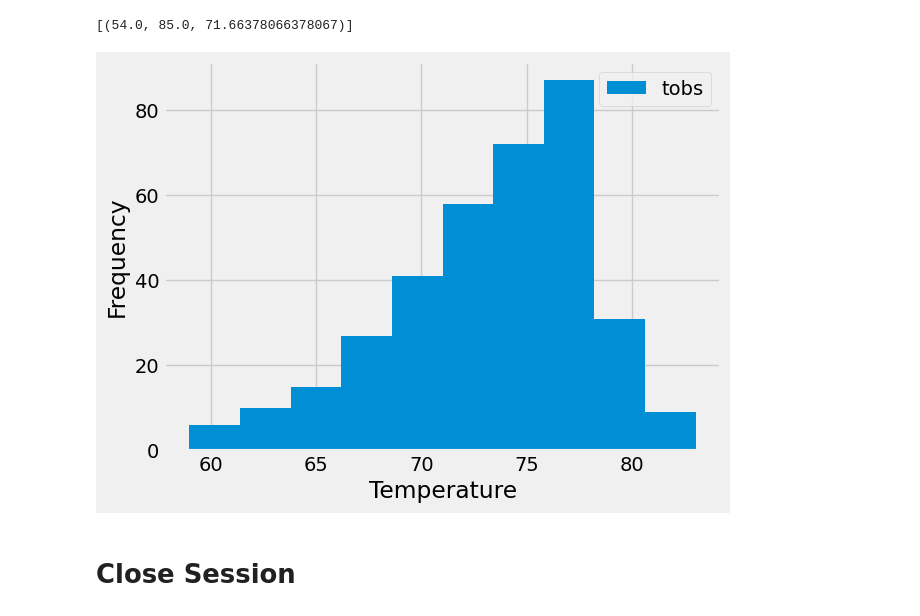
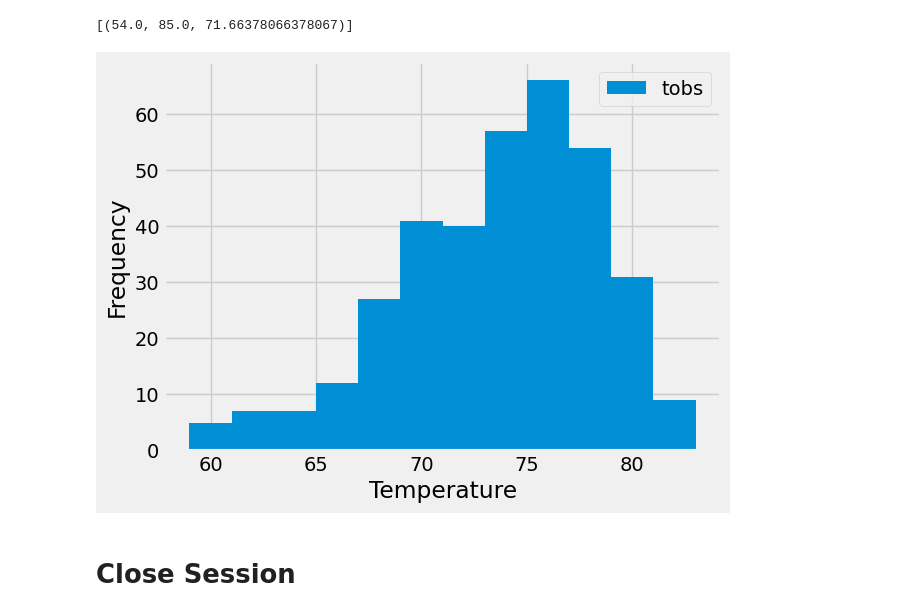
Before and after one commit to skhatri1193/sqlalchemy-challenge, a Jupyter notebook: SurfsUp/climate_starter.ipynb, the cells around one changed output. Drawn from its saved outputs; the diff is of its cells as text; code cells hidden in the pictures.

```diff
--- a/SurfsUp/climate_starter.ipynb
+++ b/SurfsUp/climate_starter.ipynb
@@ -17,7 +18,8 @@ from sqlalchemy.orm import Session
 from sqlalchemy import create_engine, func, desc
 # %%
 # create engine to hawaii.sqlite
-engine = create_engine("sqlite:///Resources/hawaii.sqlite")
+database_path = Path("C:/Users/Shari/Desktop/Data Science Course/Challenges/sqlalchemy-challenge/Resources/hawaii.sqlite")
+engine = create_engine(f"sqlite:///{database_path}")
 # %%
 # reflect an existing database into a new model
 Base = automap_base()
@@ -137,24 +139,24 @@ session.query(func.min(measurement.tobs),func.max(measurement.tobs),func.avg(mea
 # %%
 # Using the most active station id
 # Query the last 12 months of temperature observation data for this station and plot the results as a histogram
 
 # Find most recent date for most active station
 station_recent_date = session.query(func.max(measurement.date)).filter(measurement.station == 'USC00519281').scalar()
 station_recent_date
 #Create a filter date for last 12 months
 filter_date = dt.datetime(2017,8,18) - dt.timedelta(days=365)
 # Query for last 12 months of temperature data for the most active station
 station_data = (session.query(measurement.tobs)
-                .filter(measurement.station == 'USC00519281',measurement.date >= filter_date).all())a
+                .filter(measurement.station == 'USC00519281',measurement.date >= filter_date).all())
 # Convert station data to dataframe
 station_df = pd.DataFrame(station_data,columns=['tobs'])
 
 # Plot histogram with 12 bins
 ax = station_df.plot.hist(bins=12)
 ax.set_xlabel('Temperature')
 plt.show()
 # %% [output]
-[figure, old version]
+[figure, new version]
 # %% [markdown]
 # Close Session
 # %%
```
Also changed, not shown: parts of 3 cells of this notebook.
